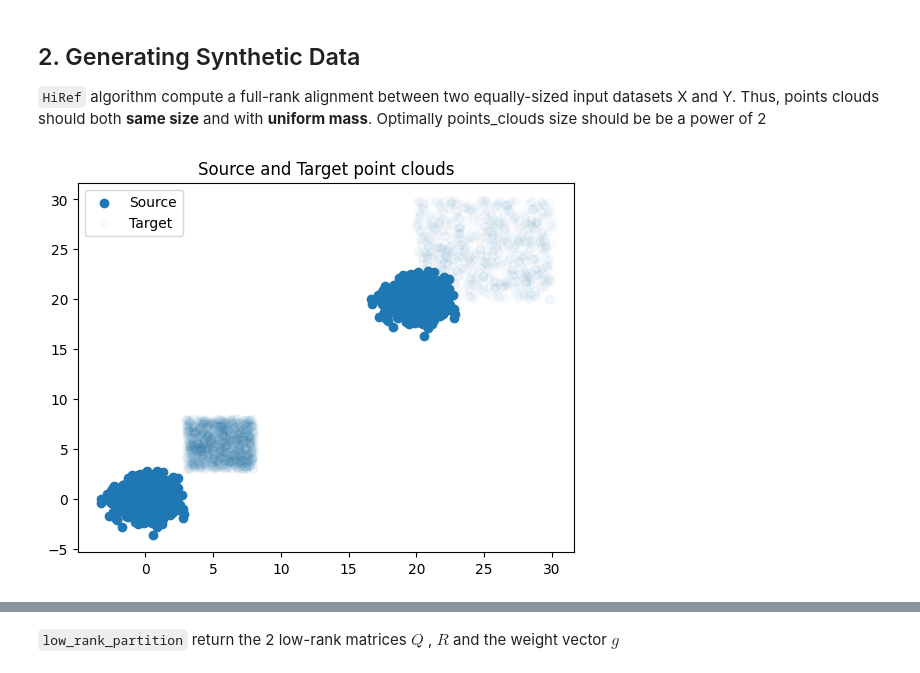
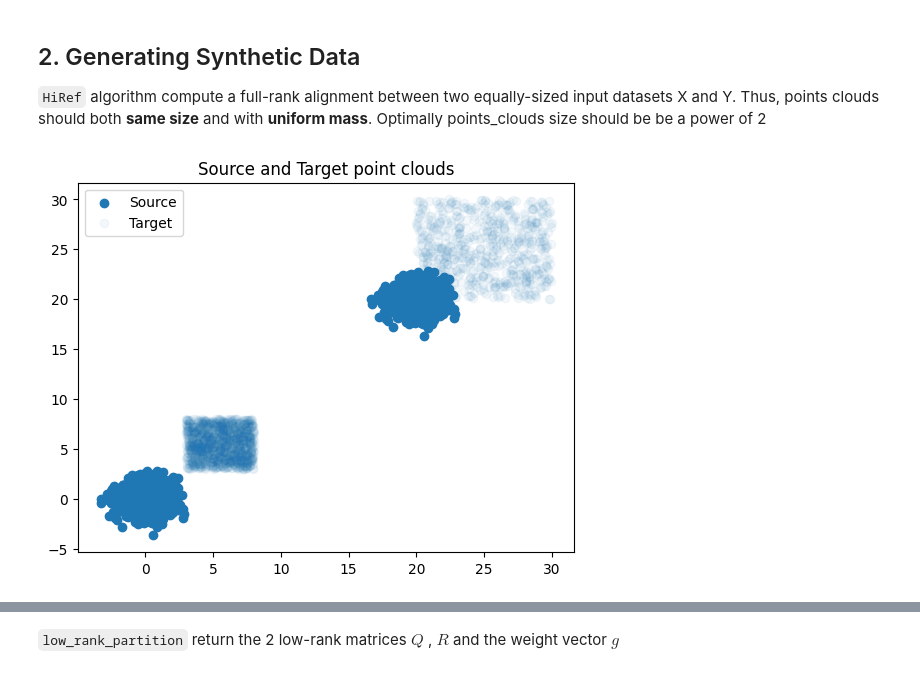
Before and after one commit to PaulToudret/ENSAE-OT_Projet, a Jupyter notebook: OT_Demo copy 3.ipynb, the cells around one changed output, grey strips where cells are left out. Saved outputs shown, nothing was run; the diff lists cells and outputs as text; code cells hidden in the pictures.

```diff
--- a/OT_Demo copy 3.ipynb
+++ b/OT_Demo copy 3.ipynb
@@ -107,14 +108,14 @@ rng = jax.random.key(4)
 n, d = 2048, 2
 x, y = create_points(rng, n=n, d=d)
 # %%
-alpha= 1/jnp.sqrt(n+1).item()
+alpha_auto = min(0.4, 100 / n)  # adjust the alpha to the number of points
 plt.scatter(x[:, 0], x[:, 1], label="Source", color="#1f77b4", alpha=1)
-plt.scatter(y[:, 0], y[:, 1], label="Target", color="#1f77b4", alpha=alpha)
+plt.scatter(y[:, 0], y[:, 1], label="Target", color="#1f77b4", alpha=alpha_auto)
 plt.legend()
 plt.title("Source and Target point clouds")
 plt.show()
 # %% [output]
-[figure, old version]
+[figure, new version]
 # %% [markdown]
 ## 3. Low-rank partitions with ott-jax LRSinkhorn
 
```
Also changed, not shown: parts of 20 cells of this notebook, 1 other file.
